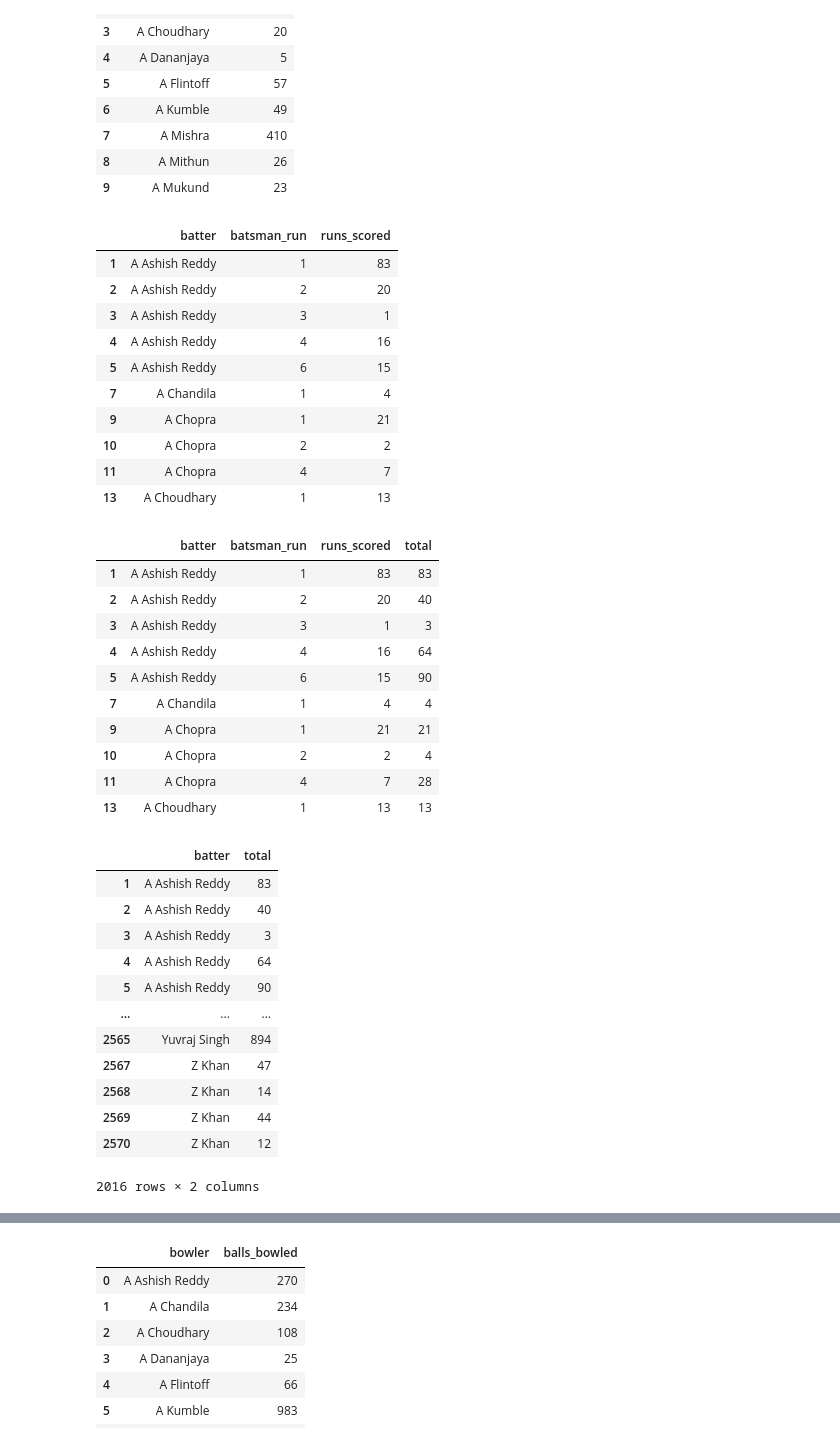
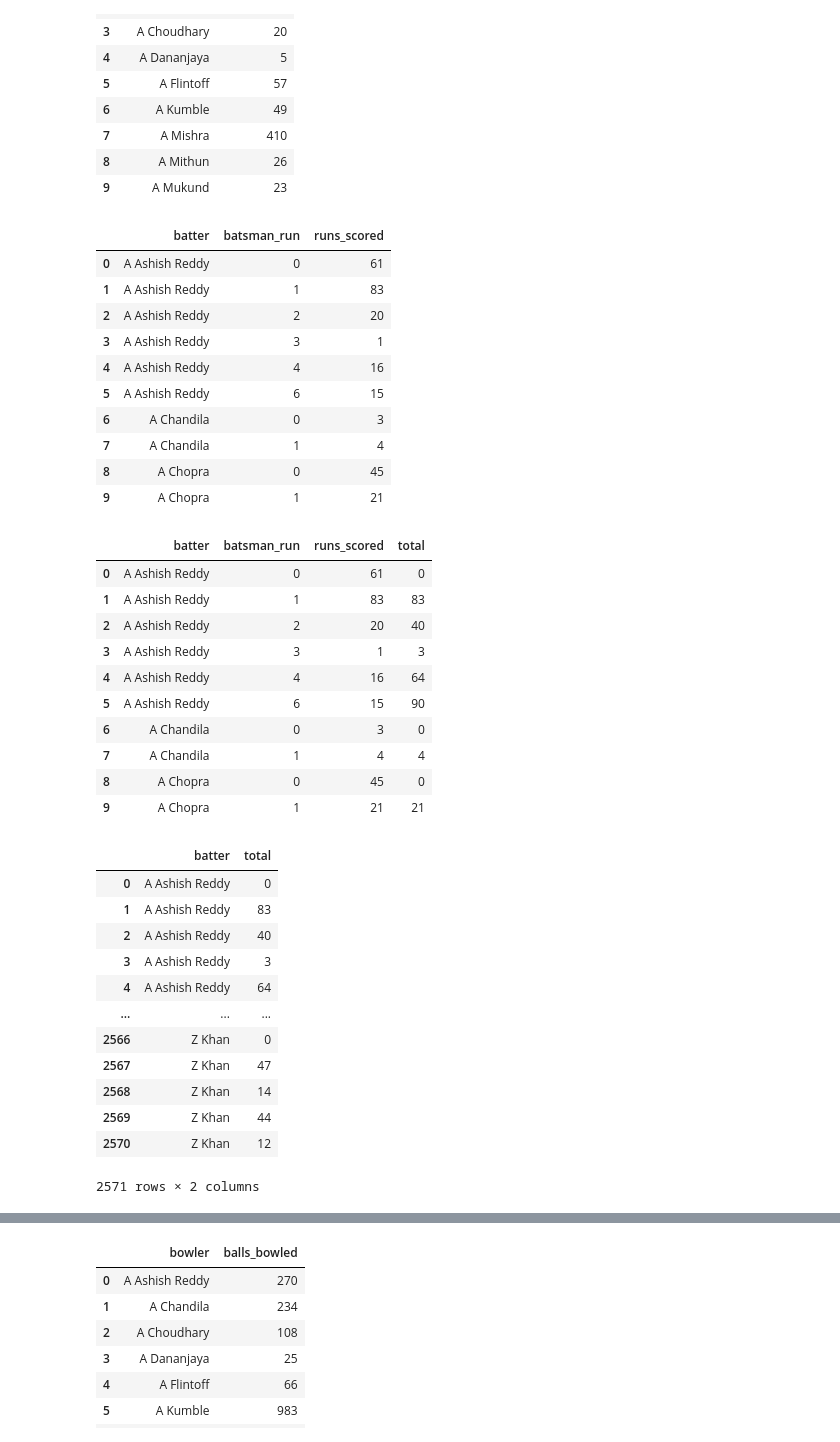
Before and after one commit to kartheek1209/IPL-2008-2021-Data-Analysis, a Jupyter notebook: IPL 2008-2021 Data Analysis.ipynb, the cells around one changed output, grey strips where cells are left out. Saved outputs shown, nothing was run; the diff lists cells and outputs as text; code cells hidden in the pictures.

```diff
--- a/IPL 2008-2021 Data Analysis.ipynb
+++ b/IPL 2008-2021 Data Analysis.ipynb
@@ -112,55 +113,55 @@ balls_faced.head(10)
 # %%
 #runs scored by each batsman
 runs = pd.DataFrame(ipl_bb.groupby(['batter','batsman_run']).size(), columns = ["runs_scored"])
 runs = runs.reset_index()
-runs = runs.drop(runs[runs.batsman_run == 0].index)
+#runs = runs.drop(runs[runs.batsman_run == 0].index)
 runs.head(10)
 # %% [output]
 |  | batter | batsman_run | runs_scored |
+| 0 | A Ashish Reddy | 0 | 61 |
 | 1 | A Ashish Reddy | 1 | 83 |
 | 2 | A Ashish Reddy | 2 | 20 |
 | 3 | A Ashish Reddy | 3 | 1 |
 | 4 | A Ashish Reddy | 4 | 16 |
 | 5 | A Ashish Reddy | 6 | 15 |
+| 6 | A Chandila | 0 | 3 |
 | 7 | A Chandila | 1 | 4 |
+| 8 | A Chopra | 0 | 45 |
 | 9 | A Chopra | 1 | 21 |
-| 10 | A Chopra | 2 | 2 |
-| 11 | A Chopra | 4 | 7 |
-| 13 | A Choudhary | 1 | 13 |
 # %%
 #total runs = runs per ball * number of times
 runs["total"] = runs["batsman_run"]*runs["runs_scored"]
 runs.head(10)
 # %% [output]
 |  | batter | batsman_run | runs_scored | total |
+| 0 | A Ashish Reddy | 0 | 61 | 0 |
 | 1 | A Ashish Reddy | 1 | 83 | 83 |
 | 2 | A Ashish Reddy | 2 | 20 | 40 |
 | 3 | A Ashish Reddy | 3 | 1 | 3 |
 | 4 | A Ashish Reddy | 4 | 16 | 64 |
 | 5 | A Ashish Reddy | 6 | 15 | 90 |
+| 6 | A Chandila | 0 | 3 | 0 |
 | 7 | A Chandila | 1 | 4 | 4 |
+| 8 | A Chopra | 0 | 45 | 0 |
 | 9 | A Chopra | 1 | 21 | 21 |
-| 10 | A Chopra | 2 | 2 | 4 |
-| 11 | A Chopra | 4 | 7 | 28 |
-| 13 | A Choudhary | 1 | 13 | 13 |
 # %%
 #drop unnecessary columns
 runs = runs.drop(["batsman_run","runs_scored"], axis = 1)
 runs
 # %% [output]
 |  | batter | total |
+| 0 | A Ashish Reddy | 0 |
 | 1 | A Ashish Reddy | 83 |
 | 2 | A Ashish Reddy | 40 |
 | 3 | A Ashish Reddy | 3 |
 | 4 | A Ashish Reddy | 64 |
-| 5 | A Ashish Reddy | 90 |
 | ... | ... | ... |
-| 2565 | Yuvraj Singh | 894 |
+| 2566 | Z Khan | 0 |
 | 2567 | Z Khan | 47 |
 | 2568 | Z Khan | 14 |
 | 2569 | Z Khan | 44 |
 | 2570 | Z Khan | 12 |
-2016 rows × 2 columns
+2571 rows × 2 columns
 # %%
 runs_scored = pd.DataFrame(runs.groupby(['batter']).sum())
 runs_scored = runs_scored.reset_index()
```
Also changed, not shown: parts of 42 cells of this notebook.
